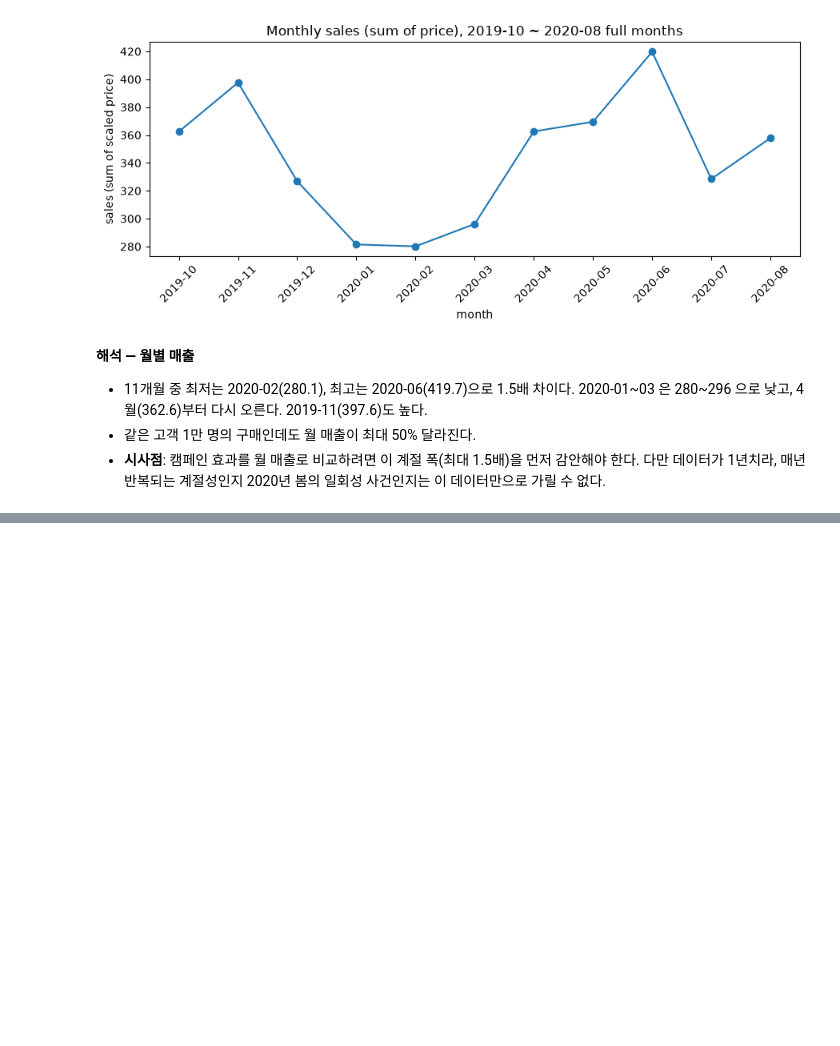
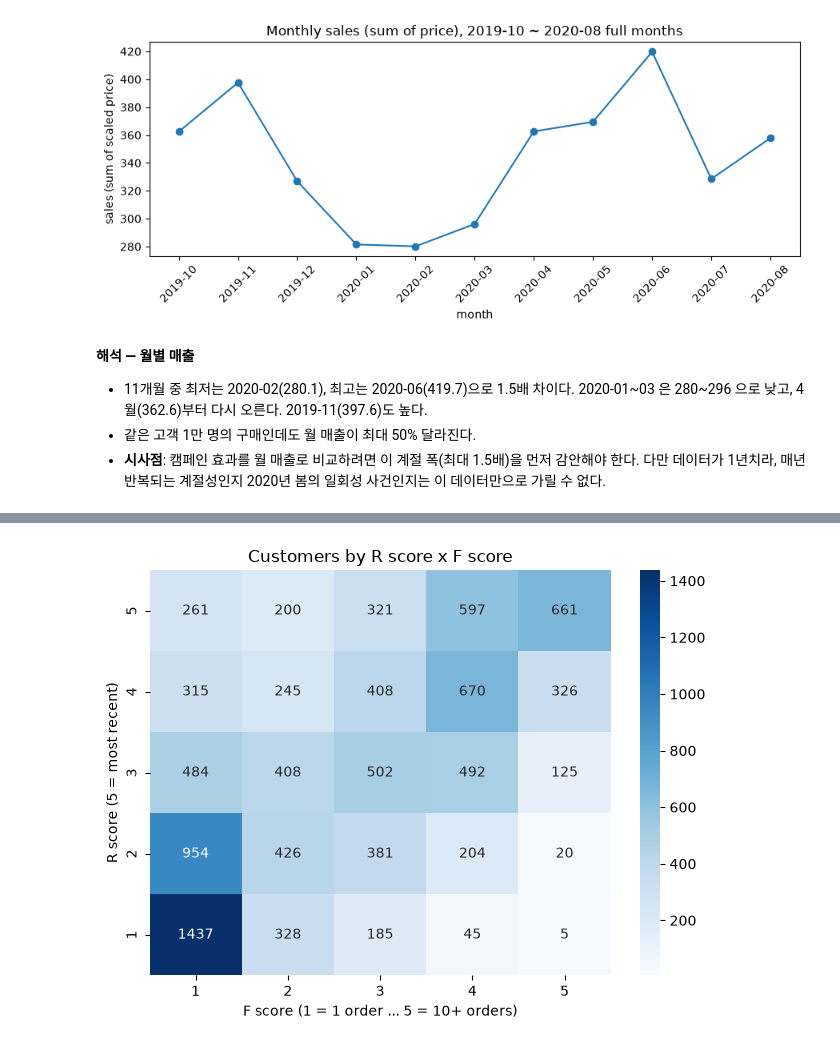
Before and after one commit to sangwoo-codyssey/a1-1-ecommerce-rfm, a Jupyter notebook: notebooks/analysis_report.ipynb, the cells around one changed output, grey strips where cells are left out. Cells and saved outputs as stored; diff of their text form; code cells hidden in the pictures; blank space fills up the shorter version.

```diff
--- a/notebooks/analysis_report.ipynb
+++ b/notebooks/analysis_report.ipynb
@@ -590,0 +615,4 @@ Freq: M
+# %%
+rfm = analyzer.calculate_rfm("customer_id", "t_dat", "price")
+print("기준일:", analyzer.rfm_reference_date.date(), "/ 고객 수:", len(rfm))
+summary_stats(rfm, ["recency", "frequency", "monetary"]).round(3)
@@ -590,0 +671,12 @@ Freq: M
+# %%
+# R 점수 × F 점수 격자의 고객 수 — 세그먼트 규칙이 격자의 어느 칸을 가져가는지 본다 (위쪽 = 최근)
+grid = pd.crosstab(rfm["R"], rfm["F"]).sort_index(ascending=False)
+fig, ax = plt.subplots(figsize=(6.5, 5))
+sns.heatmap(grid, annot=True, fmt="d", cmap="Blues", ax=ax)
+ax.set_title("Customers by R score x F score")
+ax.set_xlabel("F score (1 = 1 order ... 5 = 10+ orders)")
+ax.set_ylabel("R score (5 = most recent)")
+plt.tight_layout()
+plt.show()
+# %% [output]
+[figure, added]
```
Also changed, not shown: parts of 10 cells of this notebook, 1 other file.
